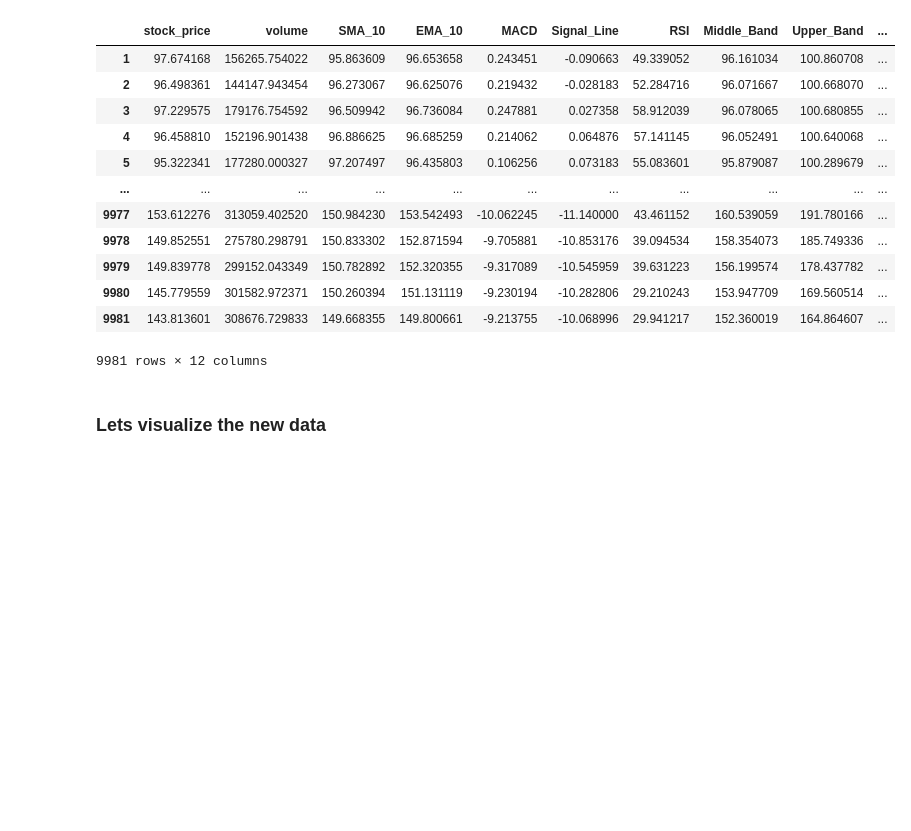
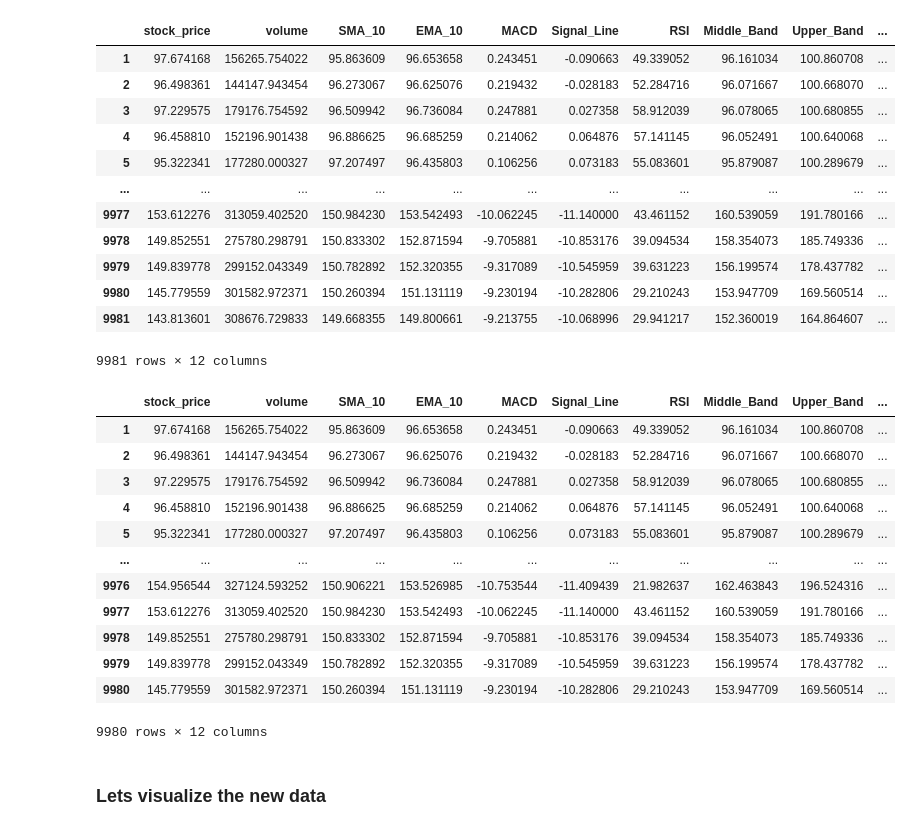
Before and after one commit to ftwasdYK/SynthStockPredictor, a Jupyter notebook: process_analysis_data.ipynb, the cells around one changed output. Drawn from its saved outputs; the diff is of its cells as text; code cells hidden in the pictures; blank space fills up the shorter version.

```diff
--- a/process_analysis_data.ipynb
+++ b/process_analysis_data.ipynb
@@ -157,6 +153,21 @@ data
 # %%
 # take care of the last row
 data = data.dropna()
+data
+# %% [output]
+|  | stock_price | volume | SMA_10 | EMA_10 | MACD | Signal_Line | RSI | Middle_Band | Upper_Band | ... |
+| 1 | 97.674168 | 156265.754022 | 95.863609 | 96.653658 | 0.243451 | -0.090663 | 49.339052 | 96.161034 | 100.860708 | ... |
+| 2 | 96.498361 | 144147.943454 | 96.273067 | 96.625076 | 0.219432 | -0.028183 | 52.284716 | 96.071667 | 100.668070 | ... |
+| 3 | 97.229575 | 179176.754592 | 96.509942 | 96.736084 | 0.247881 | 0.027358 | 58.912039 | 96.078065 | 100.680855 | ... |
+| 4 | 96.458810 | 152196.901438 | 96.886625 | 96.685259 | 0.214062 | 0.064876 | 57.141145 | 96.052491 | 100.640068 | ... |
+| 5 | 95.322341 | 177280.000327 | 97.207497 | 96.435803 | 0.106256 | 0.073183 | 55.083601 | 95.879087 | 100.289679 | ... |
+| ... | ... | ... | ... | ... | ... | ... | ... | ... | ... | ... |
+| 9976 | 154.956544 | 327124.593252 | 150.906221 | 153.526985 | -10.753544 | -11.409439 | 21.982637 | 162.463843 | 196.524316 | ... |
+| 9977 | 153.612276 | 313059.402520 | 150.984230 | 153.542493 | -10.062245 | -11.140000 | 43.461152 | 160.539059 | 191.780166 | ... |
+| 9978 | 149.852551 | 275780.298791 | 150.833302 | 152.871594 | -9.705881 | -10.853176 | 39.094534 | 158.354073 | 185.749336 | ... |
+| 9979 | 149.839778 | 299152.043349 | 150.782892 | 152.320355 | -9.317089 | -10.545959 | 39.631223 | 156.199574 | 178.437782 | ... |
+| 9980 | 145.779559 | 301582.972371 | 150.260394 | 151.131119 | -9.230194 | -10.282806 | 29.210243 | 153.947709 | 169.560514 | ... |
+9980 rows × 12 columns
 # %% [markdown]
 ### Lets visualize the new data
 # %%
```
Also changed, not shown: parts of 9 cells of this notebook.
